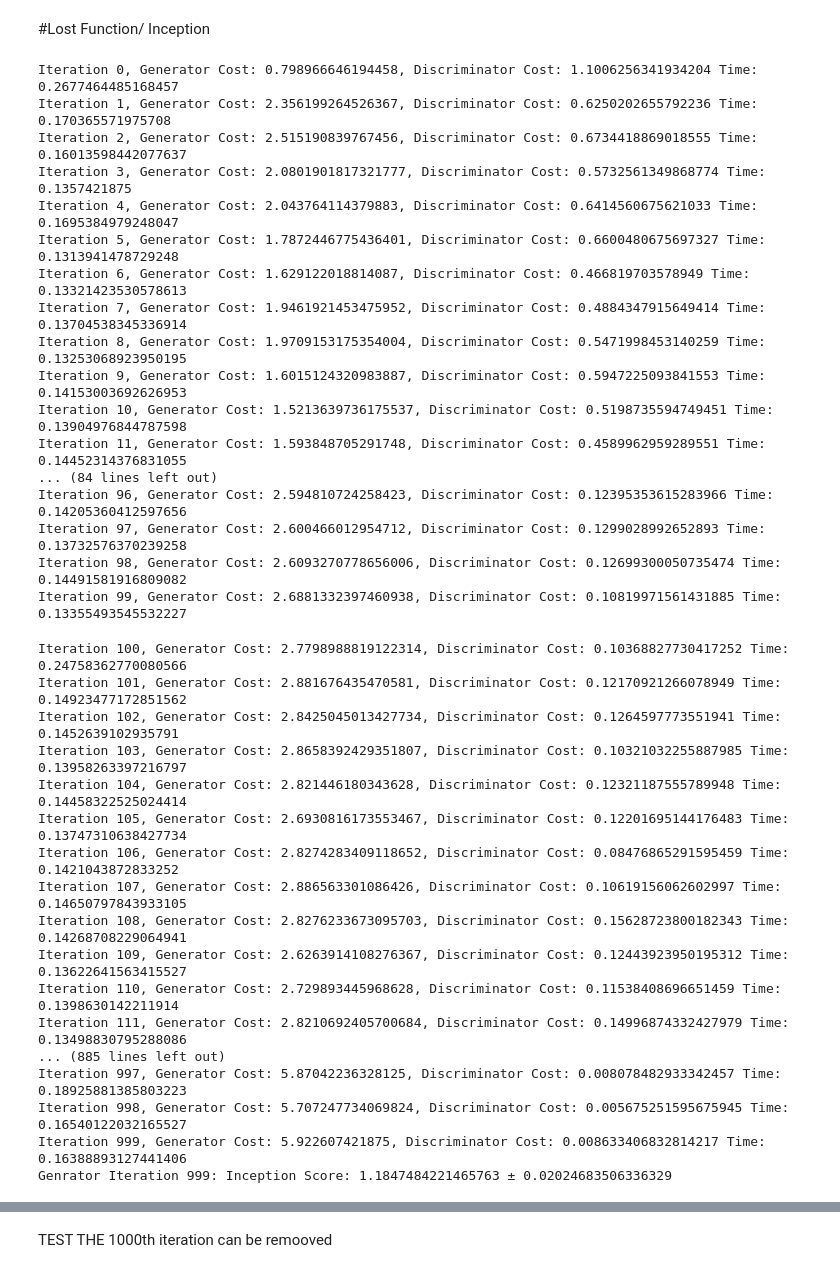
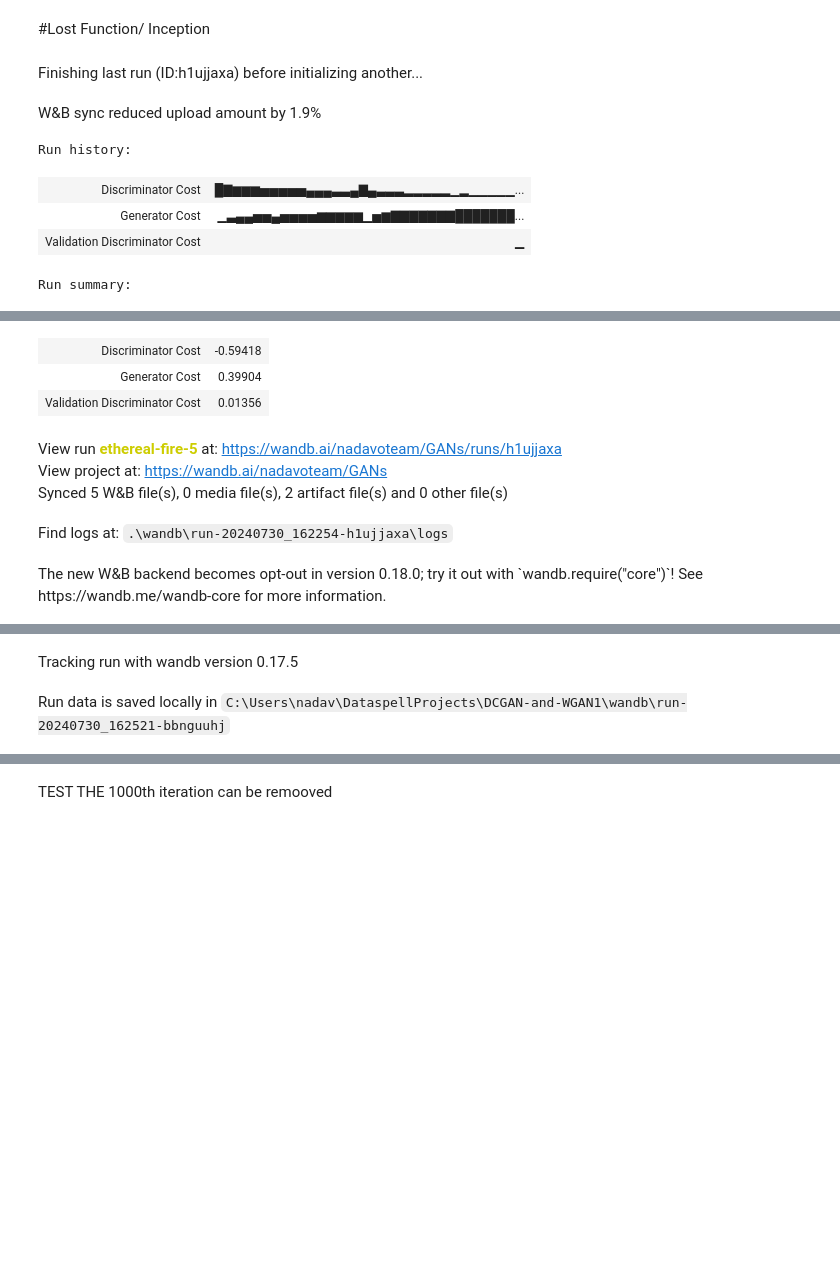
Before and after one commit to nadavo11/DCGANs-and-WGANs, a Jupyter notebook: DCGAN and WGAN.ipynb, the cells around one changed output, grey strips where cells are left out. Saved outputs shown, nothing was run; the diff lists cells and outputs as text; code cells hidden in the pictures; blank space fills up the shorter version.

```diff
--- a/DCGAN and WGAN.ipynb
+++ b/DCGAN and WGAN.ipynb
@@ -309,7 +310,7 @@ def inception_score(images, batch_size=32, splits=10):
     return np.mean(split_scores), np.std(split_scores)
 
 def disc_cost (mode,disc_fake,disc_real):
-    return (torch.mean(disc_fake) - torch.mean(disc_real) if mode == 'wgan' else \
+    return (torch.mean(disc_fake) - torch.mean(disc_real) if mode == 'wgan' else
                             (F.binary_cross_entropy_with_logits(disc_fake, torch.zeros_like(disc_fake)) +
                                 F.binary_cross_entropy_with_logits(disc_real, torch.ones_like(disc_real))) / 2.)
 
@@ -352,5 +353,9 @@ tensor([[ 0.5217],
 # %% [markdown]
 #Lost Function/ Inception
+# %%
+def clip_weights(net, clip_value):
+    for p in net.parameters():
+        p.data.clamp_(-clip_value, clip_value)
 # %%
 
 class GAN:
@@ -441,47 +485,20 @@ class GAN:
 # %%
 dc_gen=Generator(dim = DIM,latent_dim= LATENT_DIM)
 dc_disc = Discriminator(dim = DIM,in_channels=in_channels)
-dcgan = GAN(mode = 'dcgan'
+dcgan = GAN(mode = 'wgan'
             , train_loader=train_loader
             , gen_iters = GEN_ITERS
             , critic_iters=CRITIC_ITERS
             ,batch_size = BATCH_SIZE
             ,discriminator = dc_disc
             ,generator = dc_gen
             ,val_loader=test_loader)
 dcgan.train()
 # %% [output]
+Finishing last run (ID:h1ujjaxa) before initializing another...
+W&B sync reduced upload amount by 1.9%
-Iteration 0, Generator Cost: 0.798966646194458, Discriminator Cost: 1.1006256341934204 Time: 0.2677464485168457
-Iteration 1, Generator Cost: 2.356199264526367, Discriminator Cost: 0.6250202655792236 Time: 0.170365571975708
-Iteration 2, Generator Cost: 2.515190839767456, Discriminator Cost: 0.6734418869018555 Time: 0.16013598442077637
-Iteration 3, Generator Cost: 2.0801901817321777, Discriminator Cost: 0.5732561349868774 Time: 0.1357421875
-Iteration 4, Generator Cost: 2.043764114379883, Discriminator Cost: 0.6414560675621033 Time: 0.1695384979248047
-Iteration 5, Generator Cost: 1.7872446775436401, Discriminator Cost: 0.6600480675697327 Time: 0.1313941478729248
-Iteration 6, Generator Cost: 1.629122018814087, Discriminator Cost: 0.466819703578949 Time: 0.13321423530578613
-Iteration 7, Generator Cost: 1.9461921453475952, Discriminator Cost: 0.4884347915649414 Time: 0.13704538345336914
-Iteration 8, Generator Cost: 1.9709153175354004, Discriminator Cost: 0.5471998453140259 Time: 0.13253068923950195
-Iteration 9, Generator Cost: 1.6015124320983887, Discriminator Cost: 0.5947225093841553 Time: 0.14153003692626953
-Iteration 10, Generator Cost: 1.5213639736175537, Discriminator Cost: 0.5198735594749451 Time: 0.13904976844787598
-Iteration 11, Generator Cost: 1.593848705291748, Discriminator Cost: 0.4589962959289551 Time: 0.14452314376831055
-... (84 lines left out)
-Iteration 96, Generator Cost: 2.594810724258423, Discriminator Cost: 0.12395353615283966 Time: 0.14205360412597656
-Iteration 97, Generator Cost: 2.600466012954712, Discriminator Cost: 0.1299028992652893 Time: 0.13732576370239258
-Iteration 98, Generator Cost: 2.6093270778656006, Discriminator Cost: 0.12699300050735474 Time: 0.14491581916809082
-Iteration 99, Generator Cost: 2.6881332397460938, Discriminator Cost: 0.10819971561431885 Time: 0.13355493545532227
+Run history:
+| Discriminator Cost | █▇▆▆▆▅▅▅▅▅▄▄▄▃▃▄▇▄▃▃▃▂▂▂▂▂▁▂▁▁▁▁▁... |
+| Generator Cost | ▁▃▄▄▅▅▄▅▅▅▅▆▆▆▆▆▁▅▆▇▇▇▇▇▇▇███████... |
+| Validation Discriminator Cost | ▁ |
-Iteration 100, Generator Cost: 2.7798988819122314, Discriminator Cost: 0.10368827730417252 Time: 0.24758362770080566
-Iteration 101, Generator Cost: 2.881676435470581, Discriminator Cost: 0.12170921266078949 Time: 0.14923477172851562
-Iteration 102, Generator Cost: 2.8425045013427734, Discriminator Cost: 0.1264597773551941 Time: 0.1452639102935791
-Iteration 103, Generator Cost: 2.8658392429351807, Discriminator Cost: 0.10321032255887985 Time: 0.13958263397216797
-Iteration 104, Generator Cost: 2.821446180343628, Discriminator Cost: 0.12321187555789948 Time: 0.14458322525024414
-Iteration 105, Generator Cost: 2.6930816173553467, Discriminator Cost: 0.12201695144176483 Time: 0.13747310638427734
-Iteration 106, Generator Cost: 2.8274283409118652, Discriminator Cost: 0.08476865291595459 Time: 0.1421043872833252
-Iteration 107, Generator Cost: 2.886563301086426, Discriminator Cost: 0.10619156062602997 Time: 0.14650797843933105
-Iteration 108, Generator Cost: 2.8276233673095703, Discriminator Cost: 0.15628723800182343 Time: 0.14268708229064941
-Iteration 109, Generator Cost: 2.6263914108276367, Discriminator Cost: 0.12443923950195312 Time: 0.13622641563415527
-Iteration 110, Generator Cost: 2.729893445968628, Discriminator Cost: 0.11538408696651459 Time: 0.1398630142211914
-Iteration 111, Generator Cost: 2.8210692405700684, Discriminator Cost: 0.14996874332427979 Time: 0.13498830795288086
-... (885 lines left out)
-Iteration 997, Generator Cost: 5.87042236328125, Discriminator Cost: 0.008078482933342457 Time: 0.18925881385803223
-Iteration 998, Generator Cost: 5.707247734069824, Discriminator Cost: 0.005675251595675945 Time: 0.16540122032165527
-Iteration 999, Generator Cost: 5.922607421875, Discriminator Cost: 0.008633406832814217 Time: 0.16388893127441406
-Genrator Iteration 999: Inception Score: 1.1847484221465763 ± 0.02024683506336329
+Run summary:
@@ -488,0 +505,8 @@ Genrator Iteration 999: Inception Score: 1.1847484221465763 ± 0.020246835063363
+| Discriminator Cost | -0.59418 |
+| Generator Cost | 0.39904 |
+| Validation Discriminator Cost | 0.01356 |
+View run ethereal-fire-5 at: https://wandb.ai/nadavoteam/GANs/runs/h1ujjaxa
+View project at: https://wandb.ai/nadavoteam/GANs
+Synced 5 W&B file(s), 0 media file(s), 2 artifact file(s) and 0 other file(s)
+Find logs at: .\wandb\run-20240730_162254-h1ujjaxa\logs
+The new W&B backend becomes opt-out in version 0.18.0; try it out with `wandb.require("core")`! See https://wandb.me/wandb-core for more information.
@@ -488,0 +514,2 @@ Genrator Iteration 999: Inception Score: 1.1847484221465763 ± 0.020246835063363
+Tracking run with wandb version 0.17.5
+Run data is saved locally in C:\Users\nadav\DataspellProjects\DCGAN-and-WGAN1\wandb\run-20240730_162521-bbnguuhj
```
Also changed, not shown: parts of 13 cells of this notebook.
